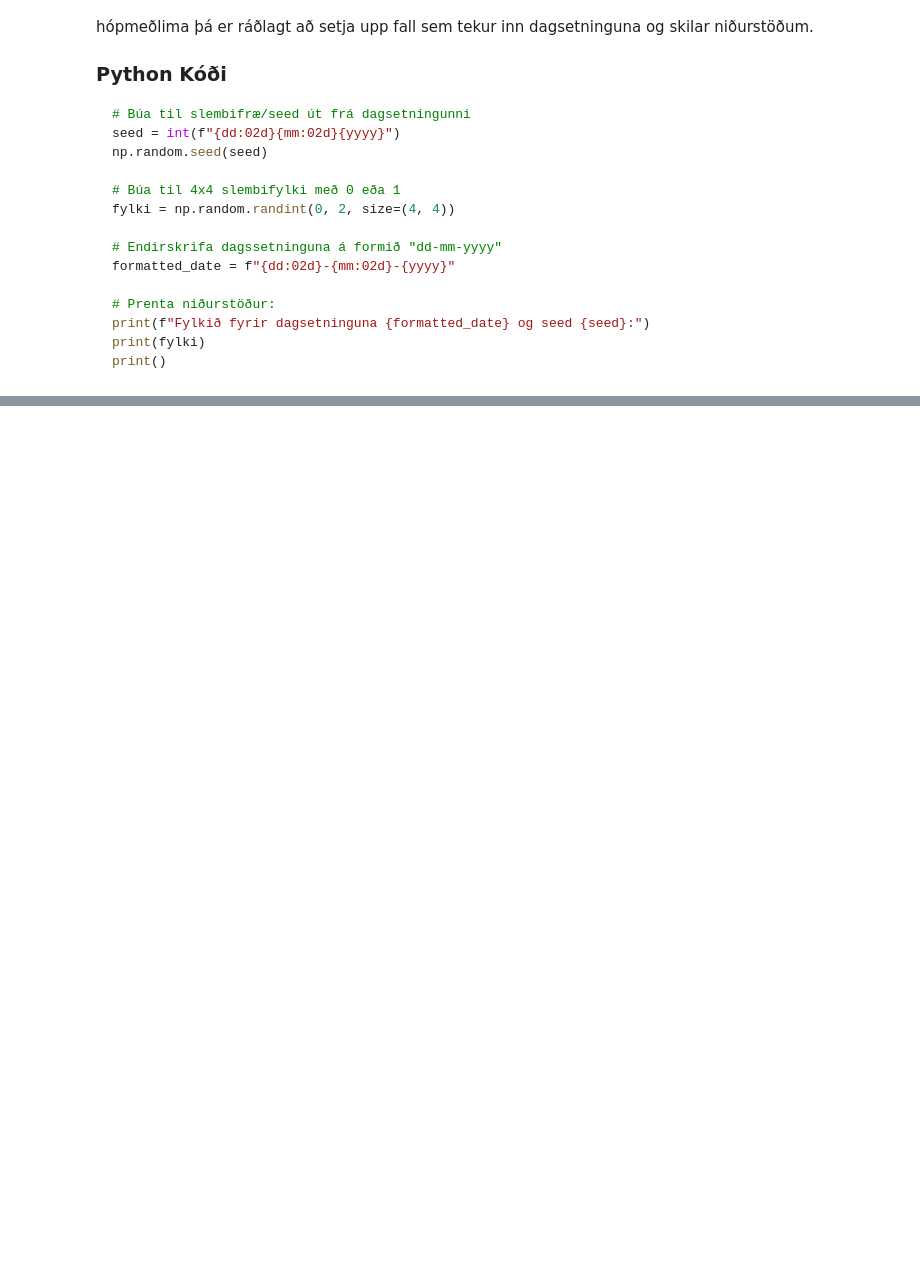
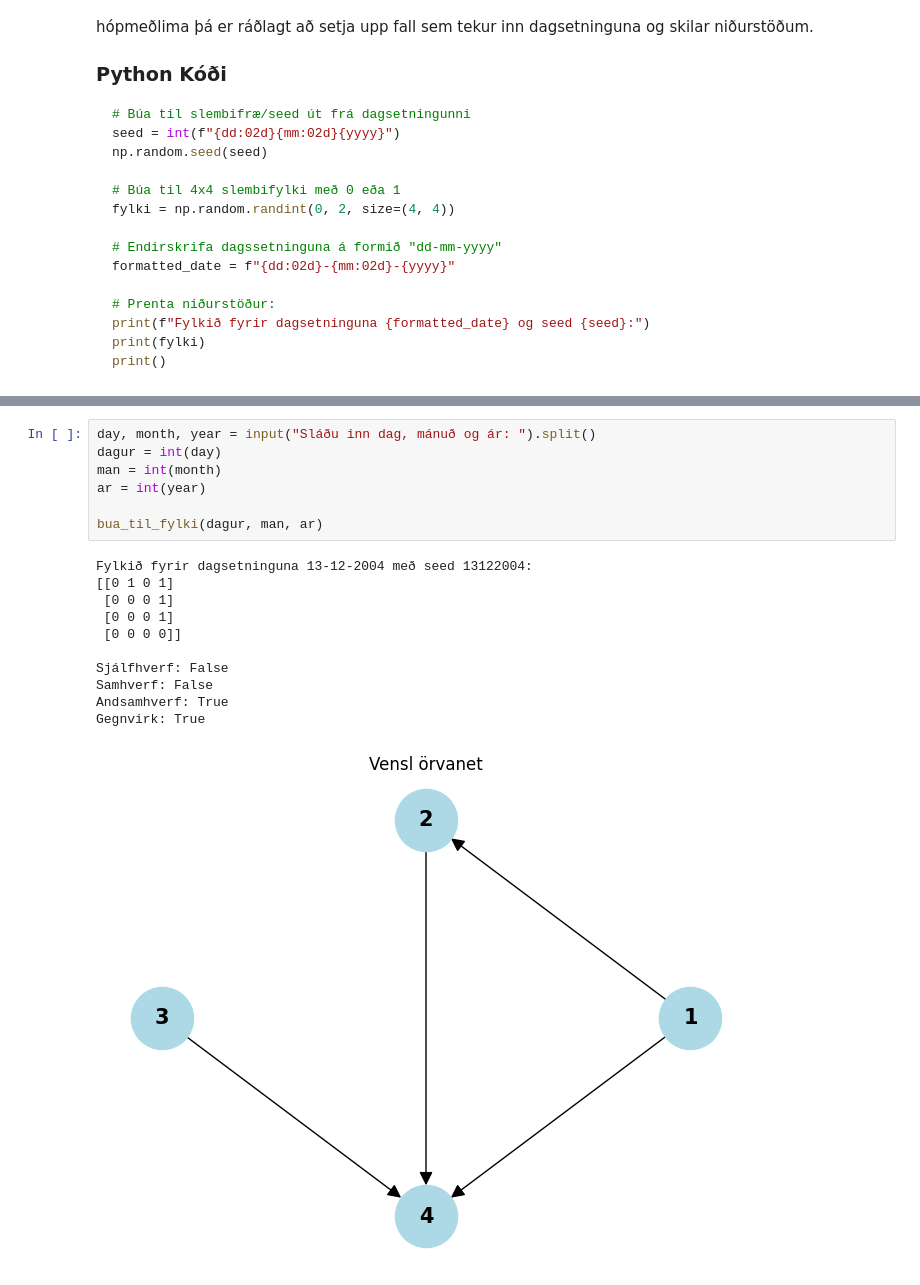
Before and after one commit to Upplysingaverkfraedi/upplysingaverkfraedi-classroom-2024-mengi-og-vensl-mengi-og-vensl, a Jupyter notebook: sp4.ipynb, the cells around one changed output, grey strips where cells are left out. Drawn from its saved outputs; the diff is of its cells as text; blank space fills up the shorter version.

```diff
--- a/sp4.ipynb
+++ b/sp4.ipynb
@@ -132,0 +148,19 @@ Fylkið er gegnvirkt: False
+# %%
+day, month, year = input("Sláðu inn dag, mánuð og ár: ").split()
+dagur = int(day)
+man = int(month)
+ar = int(year)
+
+bua_til_fylki(dagur, man, ar)
+# %% [output]
+Fylkið fyrir dagsetninguna 13-12-2004 með seed 13122004:
+[[0 1 0 1]
+ [0 0 0 1]
+ [0 0 0 1]
+ [0 0 0 0]]
+
+Sjálfhverf: False
+Samhverf: False
+Andsamhverf: True
+Gegnvirk: True
+[figure, added]
```
Also changed, not shown: parts of 9 cells of this notebook, 2 other files.
